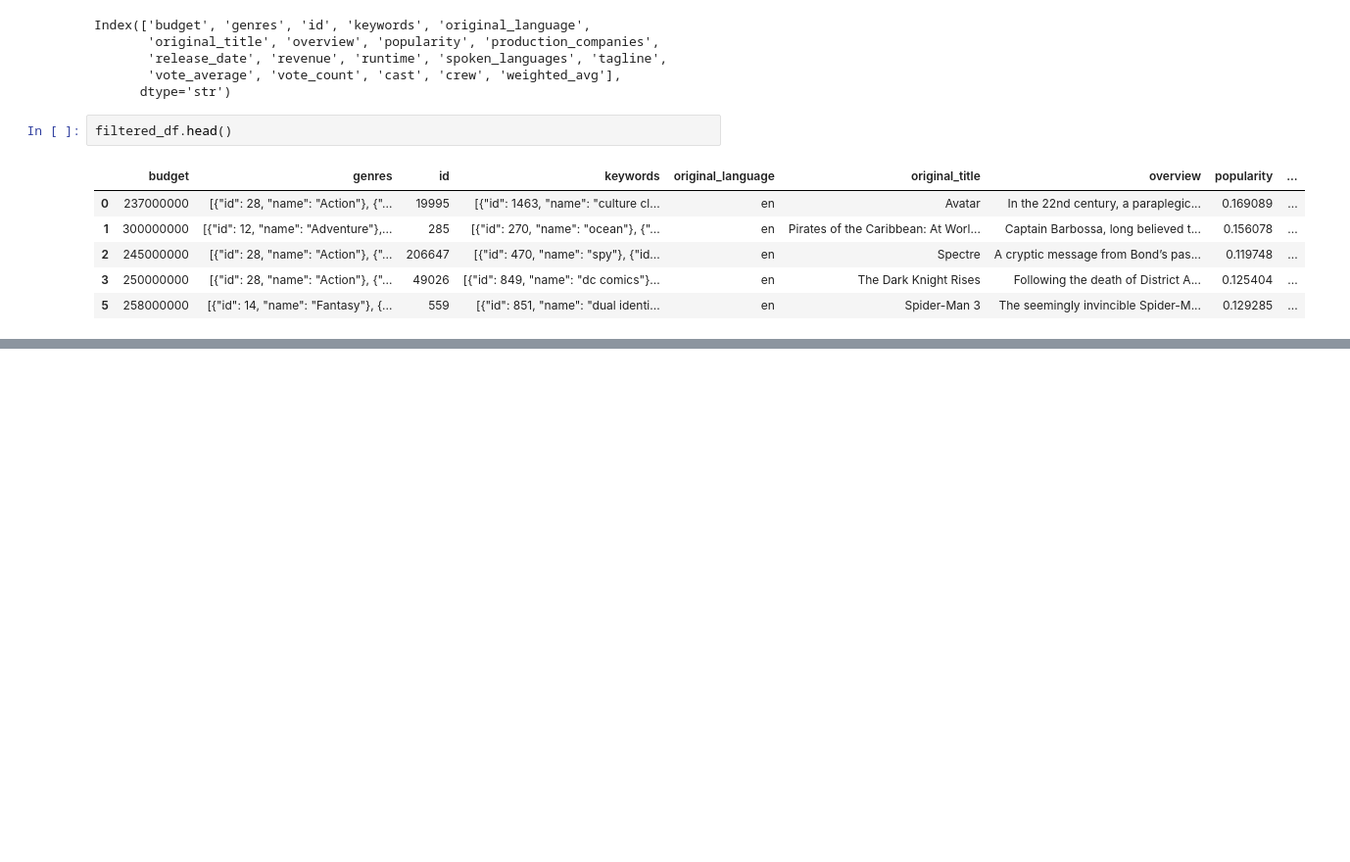
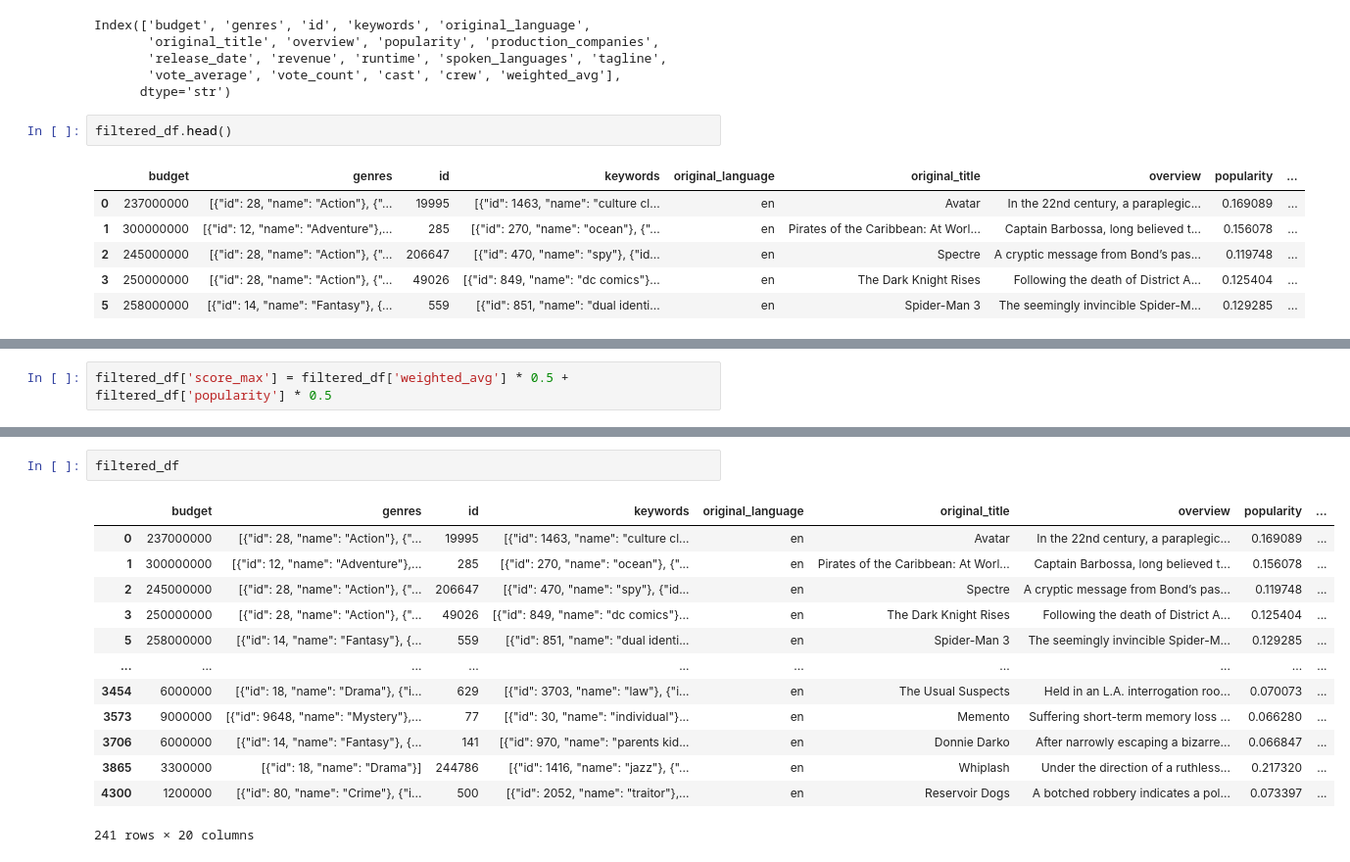
Before and after one commit to CyberWol-12/Movie_Recommendation_System, a Jupyter notebook: Movie_Recommendation_System_tmdb.ipynb, the cells around one changed output, grey strips where cells are left out. Shown at 98% size. Saved outputs shown, nothing was run; the diff lists cells and outputs as text; blank space fills up the shorter version.

Commit message:
added new score-max column in datatframe

```diff
--- a/Movie_Recommendation_System_tmdb.ipynb
+++ b/Movie_Recommendation_System_tmdb.ipynb
@@ -532,0 +543,2 @@ filtered_df.head()
+# %%
+filtered_df['score_max'] = filtered_df['weighted_avg'] * 0.5 + filtered_df['popularity'] * 0.5
@@ -532,0 +560,16 @@ filtered_df.head()
+# %%
+filtered_df
+# %% [output]
+|  | budget | genres | id | keywords | original_language | original_title | overview | popularity | ... |
+| 0 | 237000000 | [{"id": 28, "name": "Action"}, {"... | 19995 | [{"id": 1463, "name": "culture cl... | en | Avatar | In the 22nd century, a paraplegic... | 0.169089 | ... |
+| 1 | 300000000 | [{"id": 12, "name": "Adventure"},... | 285 | [{"id": 270, "name": "ocean"}, {"... | en | Pirates of the Caribbean: At Worl... | Captain Barbossa, long believed t... | 0.156078 | ... |
+| 2 | 245000000 | [{"id": 28, "name": "Action"}, {"... | 206647 | [{"id": 470, "name": "spy"}, {"id... | en | Spectre | A cryptic message from Bond’s pas... | 0.119748 | ... |
+| 3 | 250000000 | [{"id": 28, "name": "Action"}, {"... | 49026 | [{"id": 849, "name": "dc comics"}... | en | The Dark Knight Rises | Following the death of District A... | 0.125404 | ... |
+| 5 | 258000000 | [{"id": 14, "name": "Fantasy"}, {... | 559 | [{"id": 851, "name": "dual identi... | en | Spider-Man 3 | The seemingly invincible Spider-M... | 0.129285 | ... |
+| ... | ... | ... | ... | ... | ... | ... | ... | ... | ... |
+| 3454 | 6000000 | [{"id": 18, "name": "Drama"}, {"i... | 629 | [{"id": 3703, "name": "law"}, {"i... | en | The Usual Suspects | Held in an L.A. interrogation roo... | 0.070073 | ... |
+| 3573 | 9000000 | [{"id": 9648, "name": "Mystery"},... | 77 | [{"id": 30, "name": "individual"}... | en | Memento | Suffering short-term memory loss ... | 0.066280 | ... |
+| 3706 | 6000000 | [{"id": 14, "name": "Fantasy"}, {... | 141 | [{"id": 970, "name": "parents kid... | en | Donnie Darko | After narrowly escaping a bizarre... | 0.066847 | ... |
+| 3865 | 3300000 | [{"id": 18, "name": "Drama"}] | 244786 | [{"id": 1416, "name": "jazz"}, {"... | en | Whiplash | Under the direction of a ruthless... | 0.217320 | ... |
+| 4300 | 1200000 | [{"id": 80, "name": "Crime"}, {"i... | 500 | [{"id": 2052, "name": "traitor"},... | en | Reservoir Dogs | A botched robbery indicates a pol... | 0.073397 | ... |
+241 rows × 20 columns
```
Also changed, not shown: parts of 3 cells of this notebook.
